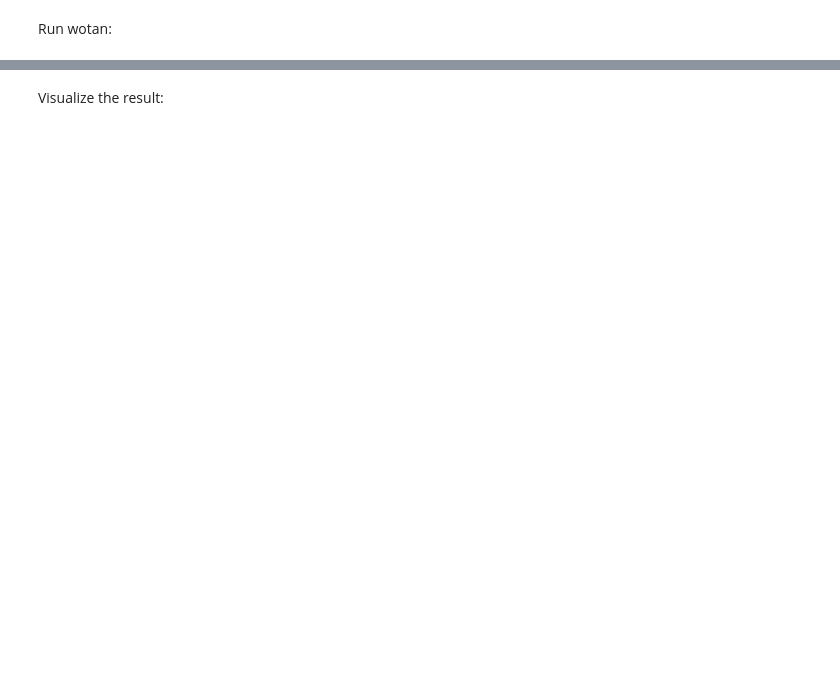
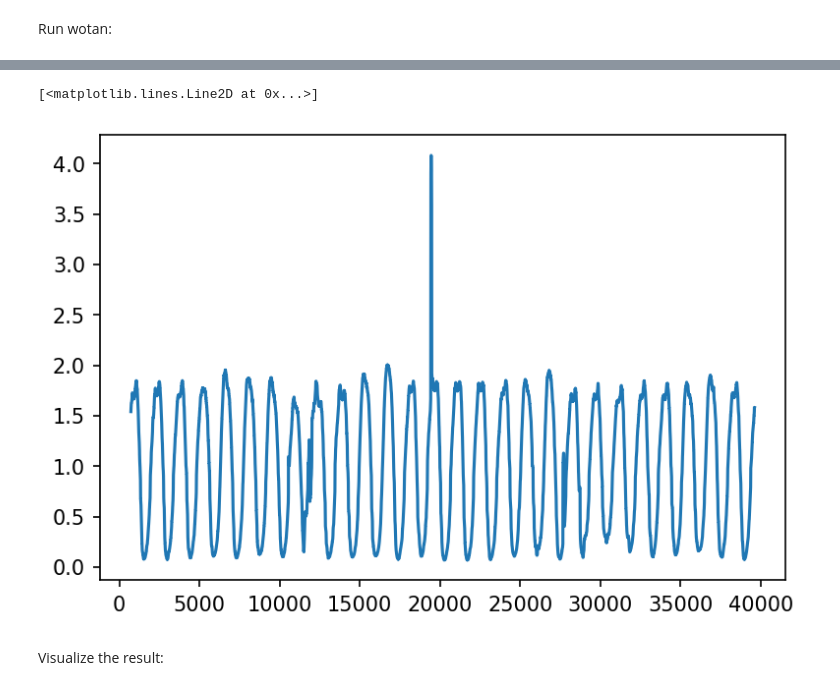
Before and after one commit to ksetdekov/wotan, a Jupyter notebook: examples/biweight.ipynb, the cells around one changed output, grey strips where cells are left out. Saved outputs shown, nothing was run; the diff lists cells and outputs as text; code cells hidden in the pictures; blank space fills up the shorter version.

```diff
--- a/examples/biweight.ipynb
+++ b/examples/biweight.ipynb
@@ -38,3 +105,8 @@ flatten_lc, trend_lc = flatten(
+# %%
+plt.plot(flatten_lc)
+# %% [output]
+[<matplotlib.lines.Line2D at 0x...>]
+[figure, added]
 # %% [markdown]
 Visualize the result:
 # %%
```
Also changed, not shown: parts of 10 cells of this notebook, 3 other files.
